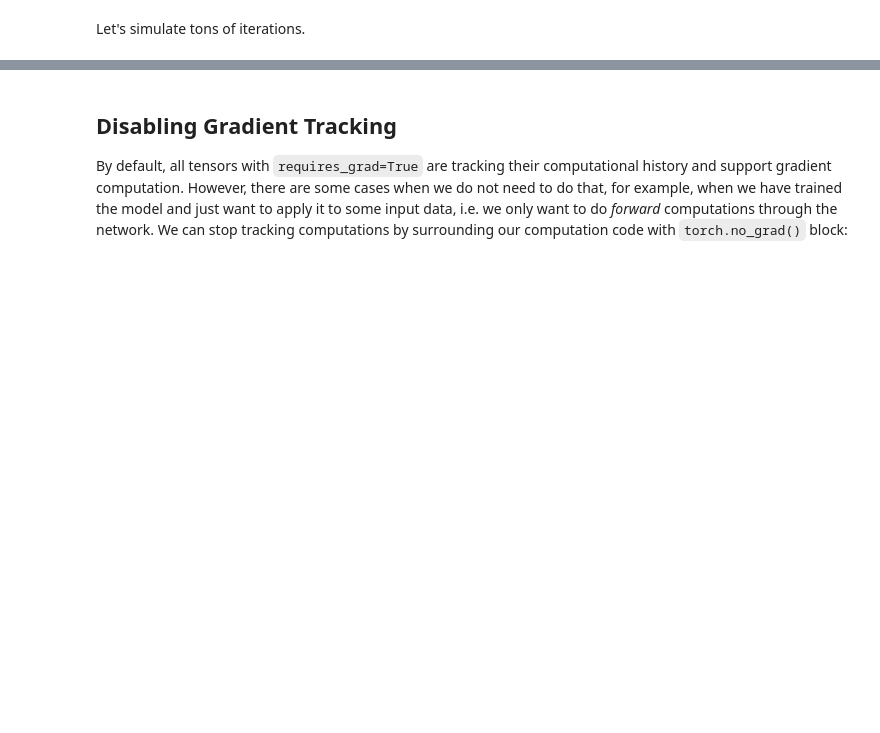
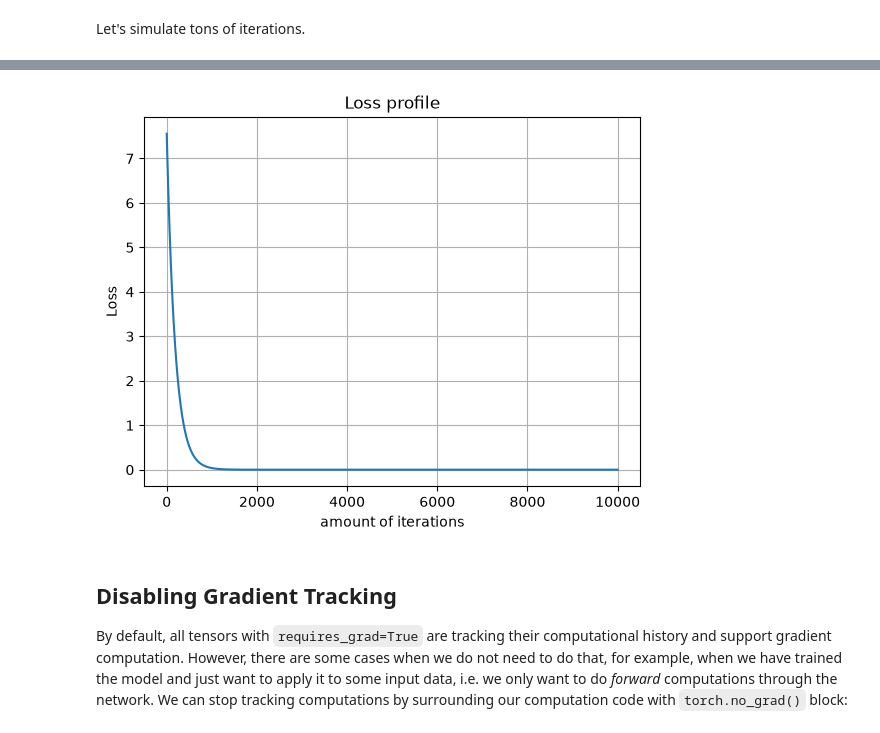
Before and after one commit to WebValley2026/Intro-to-deep-learning, a Jupyter notebook: notebooks/deep_learning_tutorial_full.ipynb, the cells around one changed output, grey strips where cells are left out. Cells and saved outputs as stored; diff of their text form; code cells hidden in the pictures; blank space fills up the shorter version.

```diff
--- a/notebooks/deep_learning_tutorial_full.ipynb
+++ b/notebooks/deep_learning_tutorial_full.ipynb
@@ -313,2 +394,54 @@ print(
 # %% [markdown]
 Let's simulate tons of iterations.
+# %%
+import torch
+
+torch.manual_seed(0)
+
+# 1. Setup: Enable requires_grad
+x = torch.ones(3)   # input tensor
+y = torch.zeros(3)  # expected output
+W = torch.randn(3, 3, requires_grad=True) # Track gradients
+b = torch.randn(3, requires_grad=True)    # Track gradients
+
+lr = 0.001
+iterations = 10000
+
+errors = np.zeros(iterations)
+
+for epoch in range(iterations):
+    # 2. Zero Gradients (Crucial Step)
+    if W.grad is not None:
+        W.grad.zero_()
+    if b.grad is not None:
+        b.grad.zero_()
+
+    # 3. Forward Pass
+    y_pred = torch.matmul(x, W)+b
+    loss = ((y_pred - y) ** 2).mean()
+
+    # Keep track of the loss
+    errors[epoch] = loss.item()
+
+    # 4. Backward Pass (Populates .grad)
+    loss.backward()
+
+    # 5. Manual Update (Disable tracking for the update step)
+    with torch.no_grad():
+        W -= lr * W.grad
+        b -= lr * b.grad
+
+        # Optional: Explicitly clear grads to free memory
+        W.grad = None
+        b.grad = None
+
+    # Log at each ~1000 iterations
+    if epoch % 1000 == 0:
+        print(f'Epoch {epoch}, Loss: {loss.item()}')
+
+plt.plot(errors)
+plt.title("Loss profile")
+plt.xlabel("amount of iterations")
+plt.ylabel("Loss")
+plt.grid()
+# %% [output]
@@ -315,3 +458,4 @@ Let's simulate tons of iterations.
+[figure, added]
 # %% [markdown]
 ## Disabling Gradient Tracking
 
```
Also changed, not shown: parts of 19 cells of this notebook, 2 other files.
